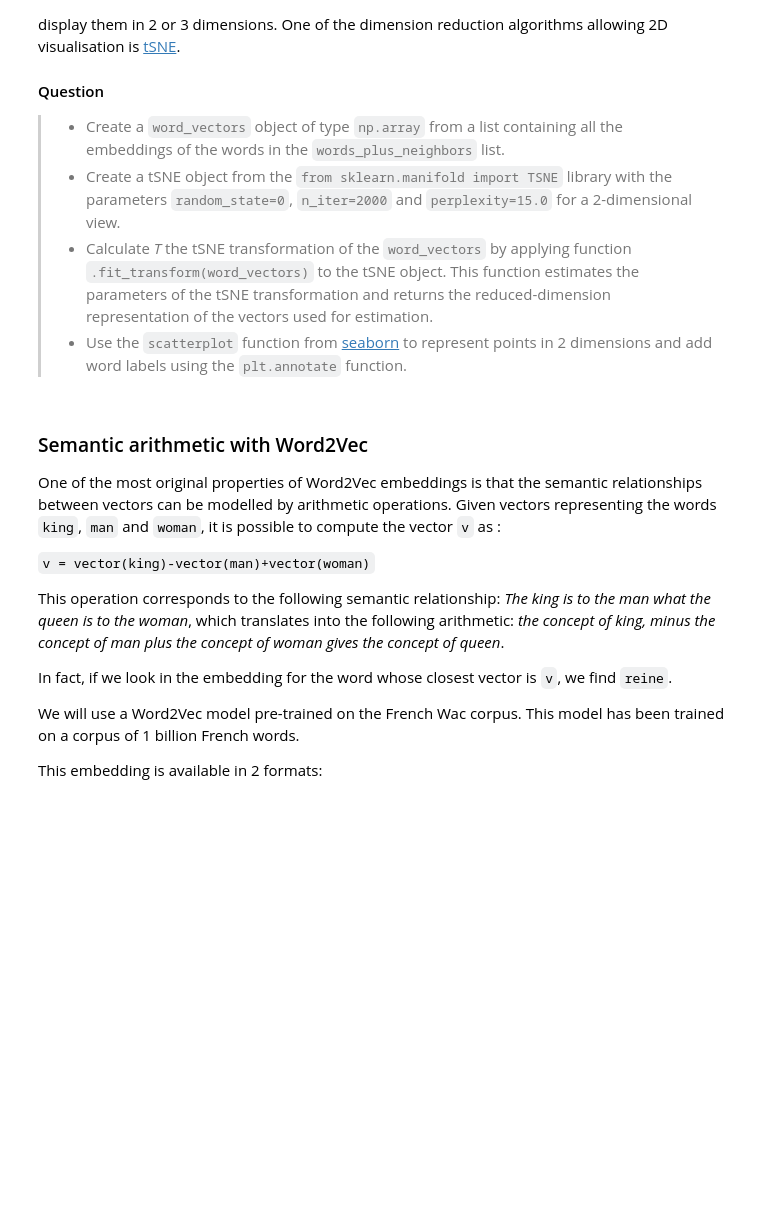
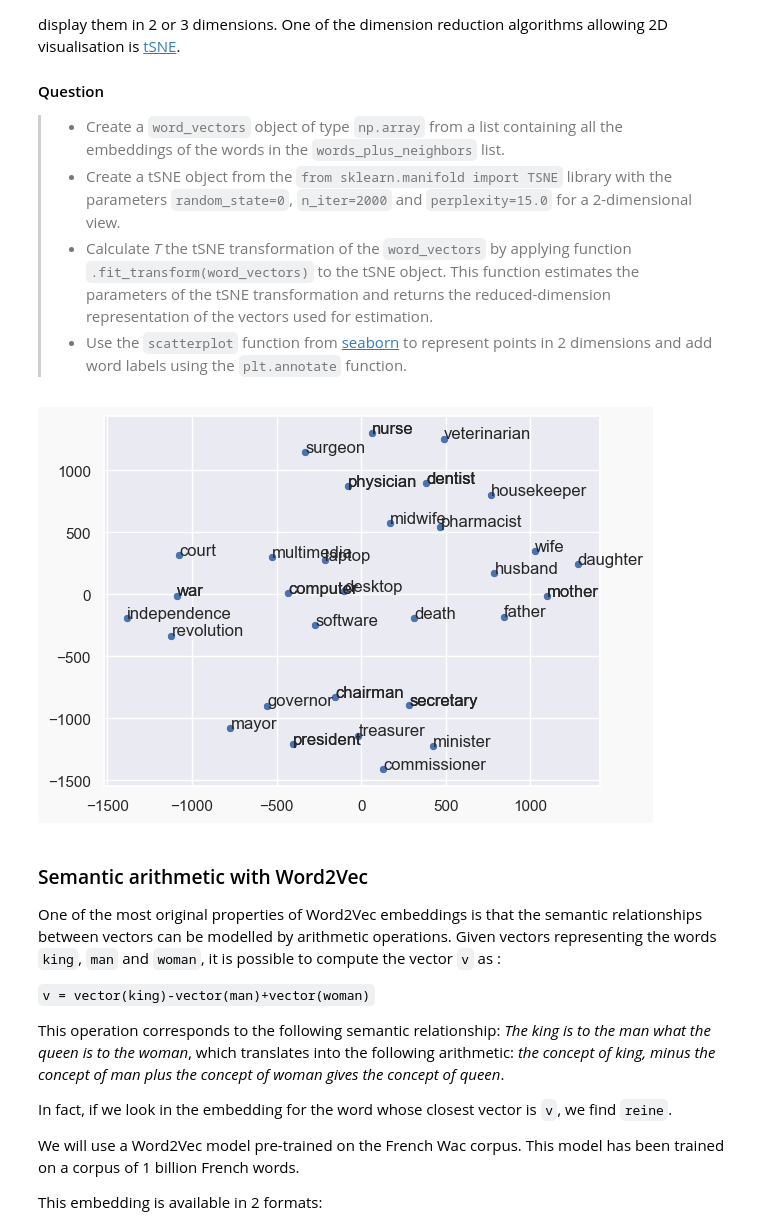
Before and after one commit to victoireahyerre/NLP-ENSAE, a Jupyter notebook: TP2/Embeddings_2005.ipynb, the cells around one changed output. Saved outputs shown, nothing was run; the diff lists cells and outputs as text; code cells hidden in the pictures; blank space fills up the shorter version.

```diff
--- a/TP2/Embeddings_2005.ipynb
+++ b/TP2/Embeddings_2005.ipynb
@@ -57,0 +59,8 @@ import numpy as np
+# %%
+import numpy as np
+# YOUR CODE HERE
+embedding = np.genfromtxt('data/collobert_embeddings.txt')
+with open('data/collobert_words.lst') as f:
+    collobert_words = [w.strip() for w in f.readlines()]
+
+print(embedding.shape, len(collobert_words))
@@ -67,0 +76,19 @@ from scipy import spatial
+# %%
+from scipy import spatial
+# YOUR CODE HERE
+tree = spatial.KDTree(embedding)
+
+def find_closest(query, k=5):
+    dist, idx = tree.query(query, k=k)
+    return [collobert_words[i] for i in idx]
+
+w_list = ["mother","computer", "dentist", "war", "president", "secretary", "nurse"]
+
+words_plus_neighbors = []
+words_plus_neighbors += w_list
+
+for w in w_list:
+    query = embedding[collobert_words.index(w)]
+    neighbors = find_closest(query)
+    words_plus_neighbors += neighbors
+    print(w, neighbors)
@@ -78,31 +113,37 @@ Embeddings are vectors with several hundred dimensions. It is therefore not poss
 # %%
 from sklearn.manifold import TSNE
 # graphics
 import matplotlib.pyplot as plt
 # display matplotlib graphics in notebook
 %matplotlib inline
 import seaborn as sns
 
 # retrieve the word representation
 # YOUR CODE HERE
+word_vectors = [embedding[collobert_words.index(w)] for w in words_plus_neighbors]
+words_vectors = np.array(word_vectors)
 
 # create the tSNE transform
 # YOUR CODE HERE
+transformer = TSNE(n_components=2,random_state=0, n_iter=2000,perplexity=15.0)
 
 # fit and transform the word vectors, store in T
 # YOUR CODE HERE
+T = transformer.fit_transform(words_vectors)
 
 # plot
 fig = plt.figure()
 fig.patch.set_facecolor('#f9f9f9')
 
 sns.set(rc={'figure.figsize':(14, 8)})
 sns.set(font_scale=1)
 
 sns.scatterplot(x=T[:, 0], y=T[:, 1])
 
 for label, x, y in zip(words_plus_neighbors, T[:, 0], T[:, 1]):
     plt.annotate(label, xy=(x+1, y+1), xytext=(0, 0), textcoords='offset points')
+# %% [output]
+[figure, added]
 # %% [markdown]
 ### Semantic arithmetic with Word2Vec
 
```
Also changed, not shown: parts of 18 cells of this notebook, 2 other files.
